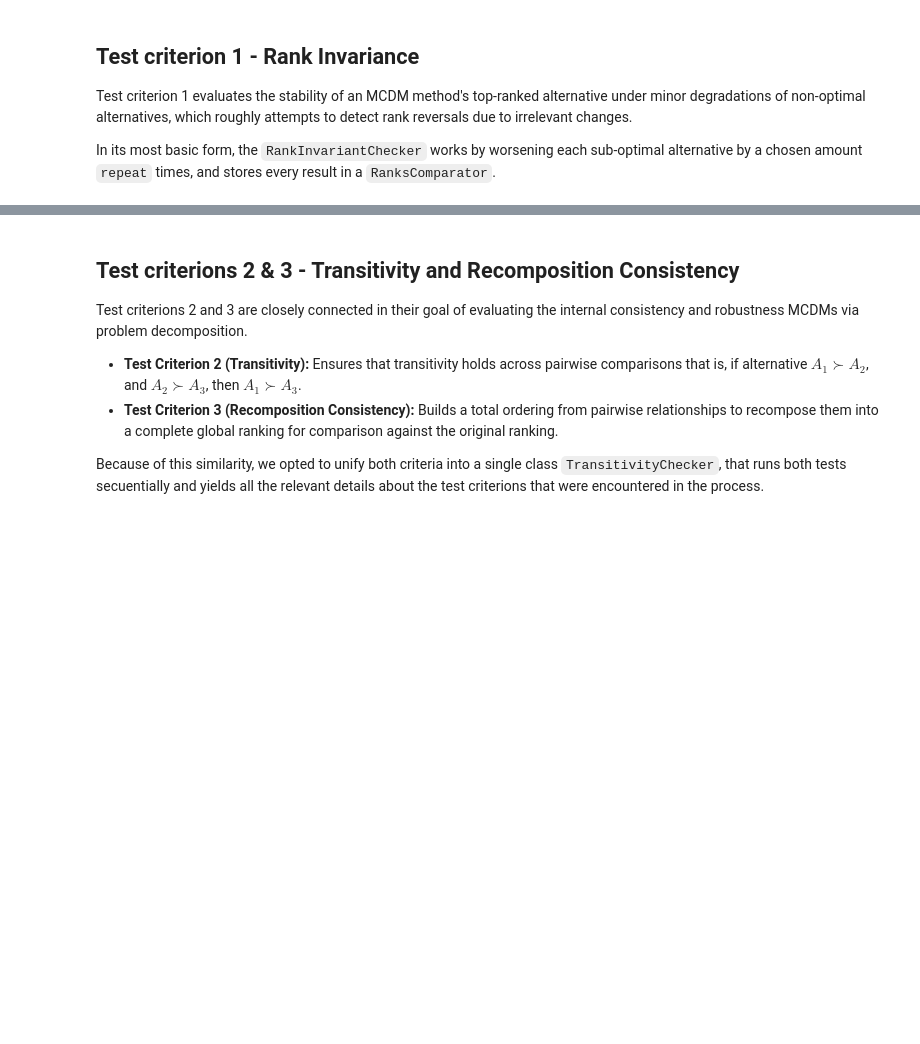
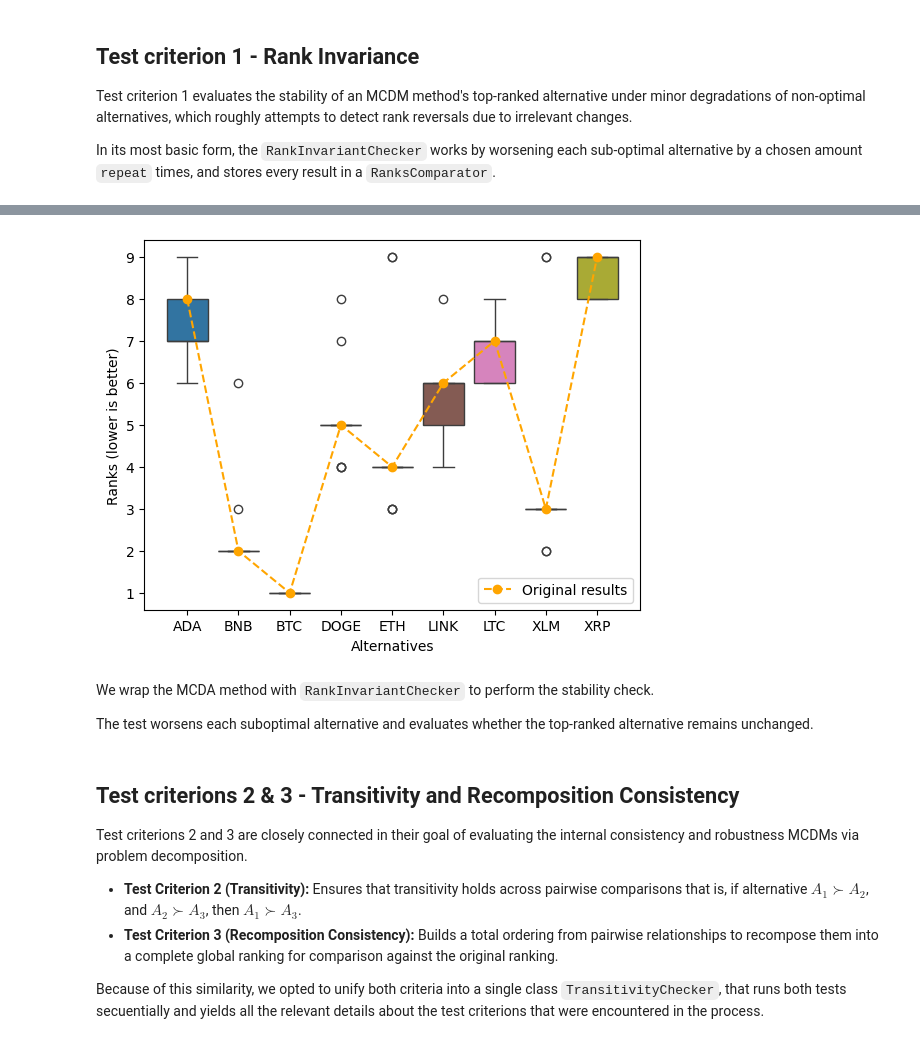
Before and after one commit to quatrope/scikit-criteria, a Jupyter notebook: docs/source/tutorial/rankrev.ipynb, the cells around one changed output, grey strips where cells are left out. Cells and saved outputs as stored; diff of their text form; code cells hidden in the pictures; blank space fills up the shorter version.

```diff
--- a/docs/source/tutorial/rankrev.ipynb
+++ b/docs/source/tutorial/rankrev.ipynb
@@ -29,18 +38,14 @@ In its most basic form, the `RankInvariantChecker` works by worsening each sub-o
 # %%
-import skcriteria as skc
-from skcriteria.pipeline import mkpipe
-from skcriteria.preprocessing.invert_objectives import InvertMinimize
-from skcriteria.preprocessing.scalers import SumScaler, VectorScaler
-from skcriteria.preprocessing.filters import FilterNonDominated
-from skcriteria.agg.simple import WeightedSumModel
+# Load Van 2021 Evaluation Dataset of cryptocurrencies
+dm = skc.datasets.load_van2021evaluation(windows_size=7)
 
-method = mkpipe(
+# Create the MCDA pipeline
+dmaker = mkpipe(
     InvertMinimize(),
-    FilterNonDominated(),
     SumScaler(target="weights"),
     VectorScaler(target="matrix"),
-    WeightedSumModel(),
+    TOPSIS()
 )
 
-# Load Van 2021 Evaluation Dataset of cryptocurrencies
-dm = skc.datasets.load_van2021evaluation(windows_size=7)
+original_result = dmaker.evaluate(dm)
+display(original_result)
@@ -51,0 +63,10 @@ checker1 = RankInvariantChecker(dmaker=method, repeat=10, random_state=42)
+# %%
+# Create the stability evaluator
+rrt1 = RankInvariantChecker(
+    dmaker=dmaker,
+    repeat=2,
+    allow_missing_alternatives=True
+)
+
+# Execute the RRT1 test
+comparison = rrt1.evaluate(dm)
@@ -52,3 +79,23 @@ checker1 = RankInvariantChecker(dmaker=method, repeat=10, random_state=42)
+# %%
+import matplotlib.pyplot as plt
+
+comparison.plot()
+plt.plot(
+    original_result,
+    marker="o",
+    linestyle="--",
+    color="orange",
+    label="Original results",
+    zorder=3,
+)
+plt.legend()
+plt.show()
+# %% [output]
+[figure, added]
+# %% [markdown]
+We wrap the MCDA method with `RankInvariantChecker` to perform the stability check.
+
+The test worsens each suboptimal alternative and evaluates whether the top-ranked alternative remains unchanged.
 # %% [markdown]
 ## Test criterions 2 & 3 - Transitivity and Recomposition Consistency
 
```
Also changed, not shown: parts of 16 cells of this notebook.
